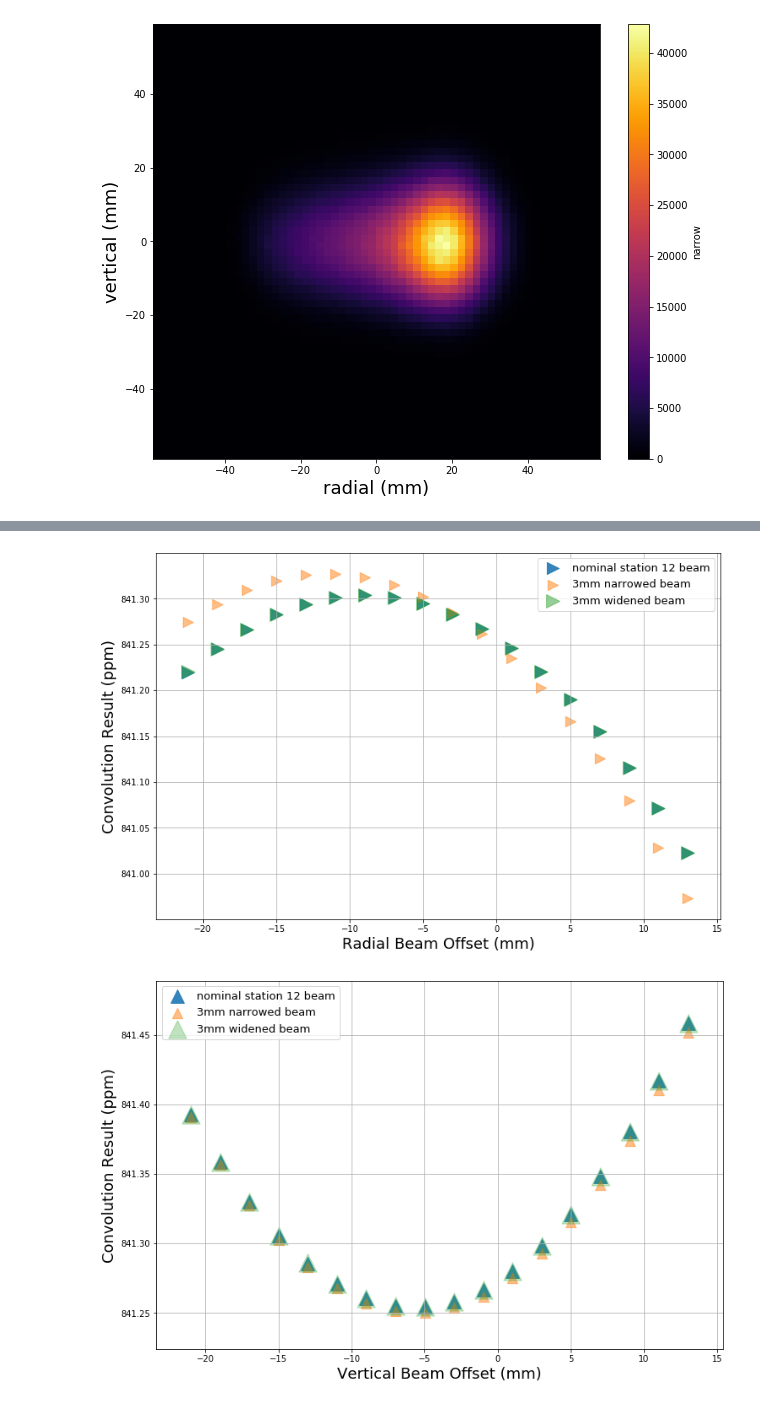
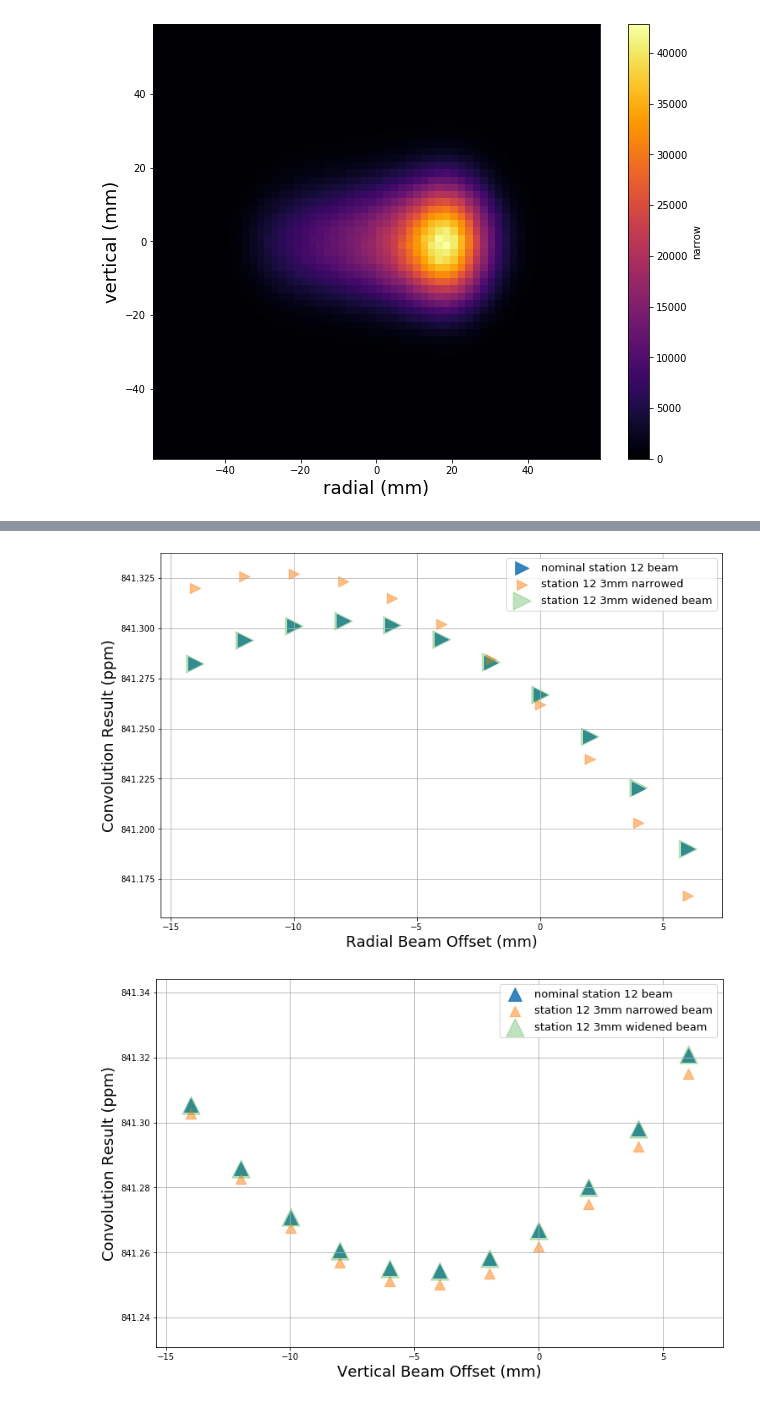
Before and after one commit to jasonbono/MuonConvolution, a Jupyter notebook: analysis/systematics/beam_motion.ipynb, the cells around one changed output, grey strips where cells are left out. Saved outputs shown, nothing was run; the diff lists cells and outputs as text; code cells hidden in the pictures.

Commit message:
completed first eval of beam systematics

```diff
--- a/analysis/systematics/beam_motion.ipynb
+++ b/analysis/systematics/beam_motion.ipynb
@@ -221,9 +237,7 @@ __This means that, if the uncertainty in the beam is 0.5 mm in both directions,
 Specifically, we want to subract the effect of detection off the beam. It has been shown in https://gm2-docdb.fnal.gov/cgi-bin/private/RetrieveFile?docid=18094&filename=2019_05_30_Tracker_Pitch.pdf&version=2
 that the vertical and hoizantal resolution of the tracker is 3 mm, so this is what we want to subract.
 # %%
-df_narrow = df_tracker.copy()
-
-
+df_narrow = df_12.copy()
 
 df_narrow['counts']
 w = df_narrow['counts']
@@ -233,7 +247,6 @@ m_r = get_mean(r,w) #the radial mean
 m_v = get_mean(v,w) #the vertical mean
 rms_r = get_rms(r,m_r,w) #the radial rms
 rms_v = get_rms(v,m_v,w) #the vertical rms
-
 
 #first shift the beam
 # df_narrow = shift_beam(df_narrow,-2.64,0)
@@ -269,3 +284,6 @@ vertical change in mean and rms: -0.1352387013416587 -2.5068499739080767
 plot_beam(df_narrow,var='narrow')
 # %% [output]
 [figure]
+# %%
+df_narrow['d'] = df_narrow['narrow'] - df_narrow['counts']
+plot_beam(df_narrow,var='d')
@@ -272,6 +294,6 @@ plot_beam(df_narrow,var='narrow')
 # %%
 mask = df_tracker['Station'] == 'station12'
-df_conv = df_tracker[mask].copy()
-
+df_conv = df_12.copy()
 c = convolve_df(df_conv,60,3)
 df_conv['conv'] = c
+plot_beam(df_conv,var='conv')
@@ -277,0 +302,3 @@ df_conv['conv'] = c
+# %%
+df_conv['d'] = df_conv['conv'] - df_conv['counts']
+plot_beam(df_conv,var='d')
@@ -278,15 +307,18 @@ df_conv['conv'] = c
 # %%
 spacing = 2.001
+low = -14
+high=7
+fig = plt.figure(figsize=(12,8))
 
-fig = plt.figure(figsize=(12,8))
+#The regular beam
 B_arr = np.empty(0)
-x_range = np.arange(-21,14,spacing)
+x_range = np.arange(low,high,spacing)
 yshift = 0
 for xshift in x_range:
-    df = shift_beam(df_tracker,xshift,yshift)
+    df = shift_beam(df_12,xshift,yshift)
     B = (df['counts']*df_field_grid['B']).sum()/(df['counts'].sum())
     B_arr = np.append(B_arr,B)
-plt.scatter(x_range, B_arr, alpha=0.9, marker=">",s=200,
+plt.scatter(x_range, B_arr, alpha=0.9, marker=">",s=250,
             label="nominal station 12 beam")
 
 
@@ -295,32 +327,30 @@ plt.scatter(x_range, B_arr, alpha=0.9, marker=">",s=200,
 
 
 ##narrowed beam
-
-
 df_narrow['counts'] = df_narrow['narrow']
 yshift = 0
-x_range = np.arange(-21,14,spacing)
+x_range = np.arange(low,high,spacing)
 B_arr = np.empty(0)
 for xshift in x_range:
     df = shift_beam(df_narrow,xshift,yshift)
     B = (df['counts']*df_field_grid['B']).sum()/(df['counts'].sum())
     B_arr = np.append(B_arr,B)
 plt.scatter(x_range, B_arr, alpha=0.5, marker=">",s=150,
-            label="3mm narrowed beam")
+            label="station 12 3mm narrowed")
 
 
 
 #widened beam
 df_conv['counts'] = df_conv['conv']
 yshift = 0
-x_range = np.arange(-21,14,spacing)
+x_range = np.arange(low,high,spacing)
 B_arr = np.empty(0)
 for xshift in x_range:
     df = shift_beam(df_conv,xshift,yshift)
     B = (df['counts']*df_field_grid['B']).sum()/(df['counts'].sum())
     B_arr = np.append(B_arr,B)
-plt.scatter(x_range, B_arr, alpha=0.5, marker=">",s=250,
-            label="3mm widened beam")
+plt.scatter(x_range, B_arr, alpha=0.3, marker=">",s=450,
+            label="station 12 3mm widened beam")
 
 
 plt.xlabel("Radial Beam Offset (mm)",fontsize=18)
@@ -330,18 +360,16 @@ plt.grid()
 plt.show()
 
 
+######################################
 
-
-
-
-
+fig = plt.figure(figsize=(12,8))
 
 
 B_arr = np.empty(0)
-y_range = np.arange(-21,14,spacing)
+y_range = np.arange(low,high,spacing)
 xshift = 0
 for yshift in y_range:
-    df = shift_beam(df_tracker,xshift,yshift)
+    df = shift_beam(df_12,xshift,yshift)
     B = (df['counts']*df_field_grid['B']).sum()/(df['counts'].sum())
     B_arr = np.append(B_arr,B)
 plt.scatter(y_range, B_arr, alpha=0.9,marker="^",s=250,
@@ -350,37 +378,50 @@ plt.scatter(y_range, B_arr, alpha=0.9,marker="^",s=250,
 
 
 B_arr = np.empty(0)
-y_range = np.arange(-21,14,spacing)
+y_range = np.arange(low,high,spacing)
 xshift = 0
 for yshift in y_range:
     df = shift_beam(df_narrow,xshift,yshift)
     B = (df['counts']*df_field_grid['B']).sum()/(df['counts'].sum())
     B_arr = np.append(B_arr,B)
 plt.scatter(y_range, B_arr, alpha=0.5,marker="^",s=150,
-            label="3mm narrowed beam")
+            label="station 12 3mm narrowed beam")
 
 
 
 
 
 B_arr = np.empty(0)
-y_range = np.arange(-21,14,spacing)
+y_range = np.arange(low,high,spacing)
 xshift = 0
 for yshift in y_range:
     df = shift_beam(df_conv,xshift,yshift)
     B = (df['counts']*df_field_grid['B']).sum()/(df['counts'].sum())
     B_arr = np.append(B_arr,B)
 plt.scatter(y_range, B_arr, alpha=0.3,marker="^",s=450,
-            label="3mm widened beam")
+            label="station 12 3mm widened beam")
 
 
 
 
 plt.xlabel("Vertical Beam Offset (mm)",fontsize=18)
 plt.ylabel("Convolution Result (ppm)",fontsize=18)
 plt.legend(prop={'size': 13})
 plt.grid()
 plt.show()
+
+
+
+B_reg = (df_12['counts']*df_field_grid['B']).sum()/(df_12['counts'].sum())
+B_narrow = (df_narrow['narrow']*df_field_grid['B']).sum()/(df_narrow['narrow'].sum())
+B_wide = (df_conv['conv']*df_field_grid['B']).sum()/(df_conv['conv'].sum())
+diff_narrow = B_narrow - B_reg
+diff_wide = B_wide - B_reg
+print('B_reg=',B_reg,'\n')
+print('B_wide=',B_wide,'\n')
+print('B_narrow=',B_narrow,'\n')
+print('diff_wide=',diff_wide,'\n')
+print('diff_narrow=',diff_narrow)
 # %% [output]
-[figure, old version]
+[figure, new version]
-[figure, old version]
+[figure, new version]
```
Also changed, not shown: parts of 41 cells of this notebook, 2 other files.
